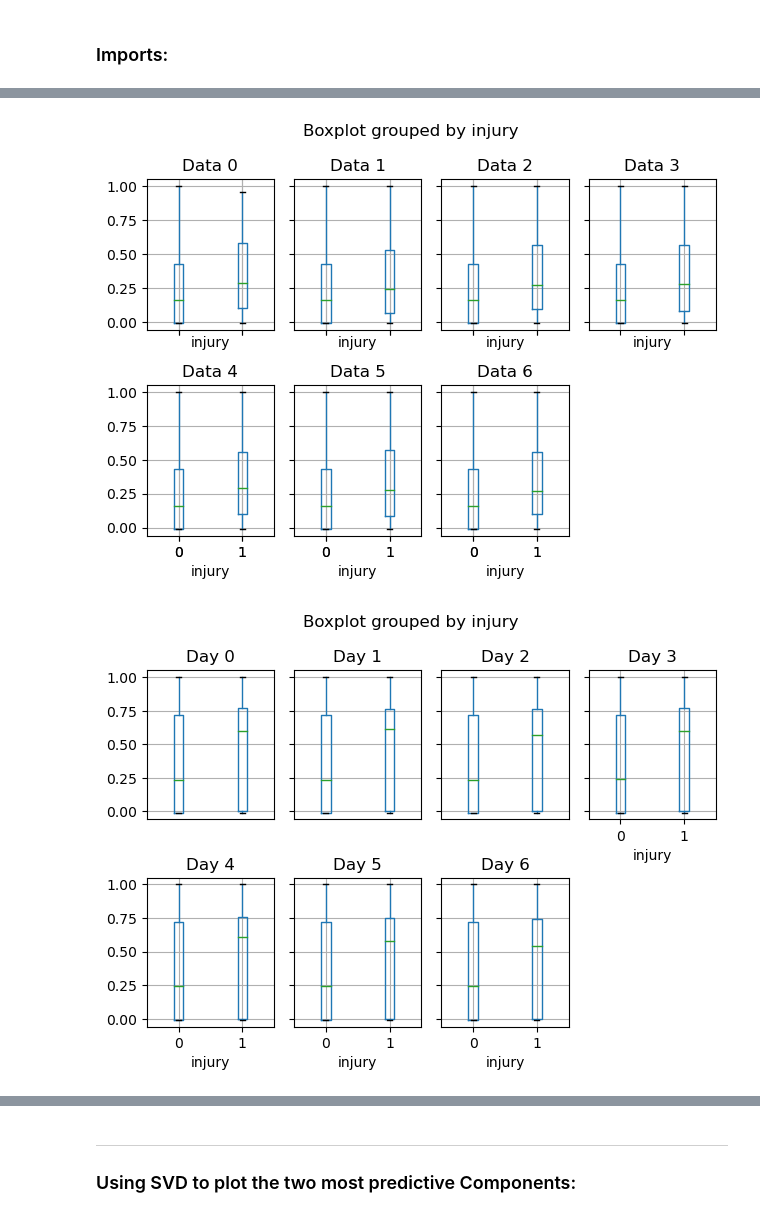
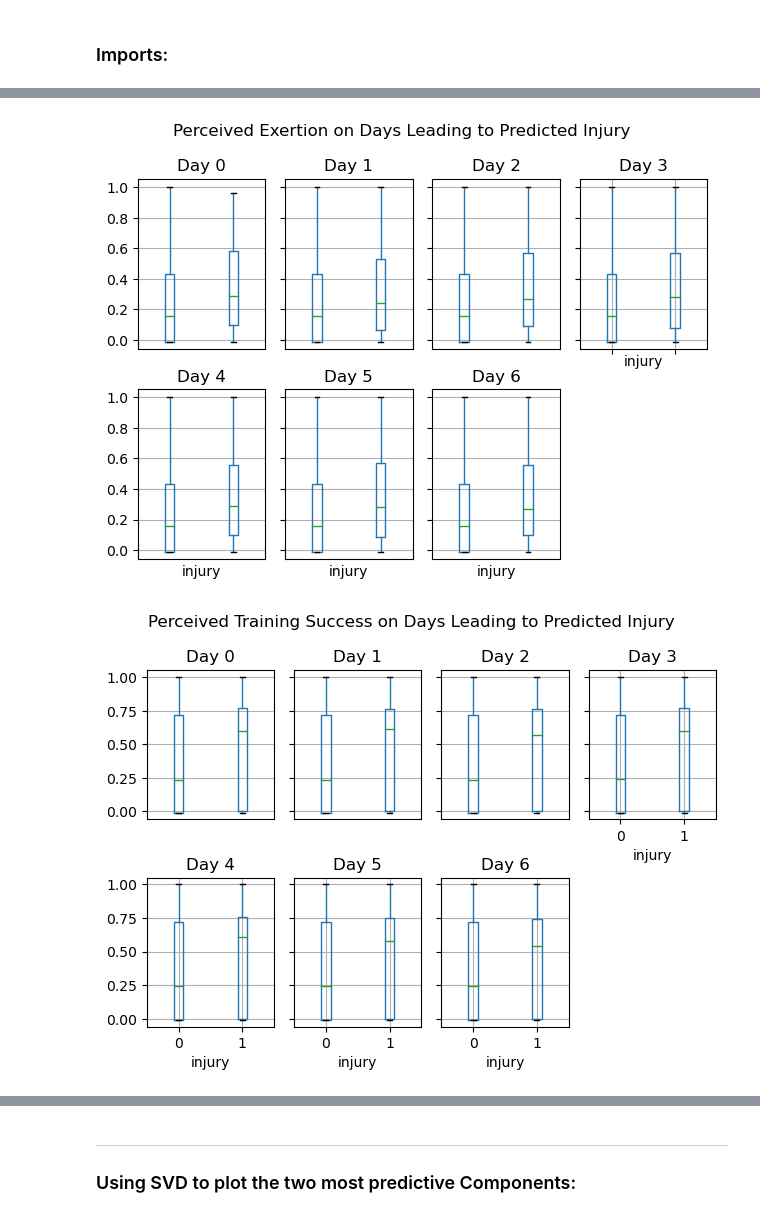
Before and after one commit to ryn8raun248/TrainingTrainers, a Jupyter notebook: final_project_notebook.ipynb, the cells around one changed output, grey strips where cells are left out. Drawn from its saved outputs; the diff is of its cells as text; code cells hidden in the pictures.

```diff
--- a/final_project_notebook.ipynb
+++ b/final_project_notebook.ipynb
@@ -27,6 +27,19 @@ dtype={'nr. sessions': 'category',
 'injury': 'category'})
 day_data.head()
 
+for suffix in ["", ".1", ".2", ".3", ".4", ".5", ".6"]:
+    km_Z3 = 'km Z3-4' + suffix
+    km_Z5 = 'km Z5-T1-T2' + suffix
+    km_sprinting = 'km sprinting' + suffix
+    low_inten = 'km low-intensity' + suffix
+    med_inten = 'km medium-intensity' + suffix
+    hgih_inten = 'km high-intensity' + suffix
+
+    day_data.rename(columns = {km_Z3: low_inten,
+                            km_Z5: med_inten,
+                            km_sprinting: hgih_inten},
+                            inplace = True)
+
 categorical_features = ['nr.sessions','strength training']
 # %%
 day_data.info()
@@ -67,7 +80,7 @@ for suffix in ["", ".1", ".2", ".3", ".4", ".5", ".6"]:
     pvalues[col] = p
 # %%
 for suffix in ["", ".1", ".2", ".3", ".4", ".5", ".6"]:
-    col = "km Z3-4" + suffix
+    col = "km medium-intensity" + suffix
     samples_by_group = []
     for value in set(day_data["injury"]):
         mask = day_data["injury"] == value
@@ -76,7 +89,7 @@ for suffix in ["", ".1", ".2", ".3", ".4", ".5", ".6"]:
     pvalues[col] = p
 # %%
 for suffix in ["", ".1", ".2", ".3", ".4", ".5", ".6"]:
-    col = "km Z5-T1-T2" + suffix
+    col = "km medium-intensity" + suffix
     samples_by_group = []
     for value in set(day_data["injury"]):
         mask = day_data["injury"] == value
@@ -85,7 +98,7 @@ for suffix in ["", ".1", ".2", ".3", ".4", ".5", ".6"]:
     pvalues[col] = p
 # %%
 for suffix in ["", ".1", ".2", ".3", ".4", ".5", ".6"]:
-    col = "km sprinting" + suffix
+    col = "km high-intensity" + suffix
     samples_by_group = []
     for value in set(day_data["injury"]):
         mask = day_data["injury"] == value
@@ -174,16 +192,24 @@ Plotting the most predictive features:
 # %%
 fig, ax = plt.subplots(2, 4, sharex='col', sharey='row')
 i = 0
 for suffix in ["", ".1", ".2", ".3", ".4", ".5", ".6"]:
     col = "perceived exertion" + suffix
     day_data.boxplot(column=col, by='injury', ax=ax.flatten()[i])
-    ax.flatten()[i].title.set_text(f'Data {i}')
+    ax.flatten()[i].title.set_text(f'Day {i}')
+
     i = i + 1
 
 ax[1,3].axis('off')
+ax[0,0].set_xticks([])
+ax[0,1].set_xticks([])
+ax[0,2].set_xticks([])
+ax[0,0].set_xlabel("")
+ax[0,1].set_xlabel("")
+ax[0,2].set_xlabel("")
+plt.suptitle('Perceived Exertion on Days Leading to Predicted Injury')
 plt.tight_layout()
 # %% [output]
-[figure, old version]
+[figure, new version]
 # %%
 fig, ax = plt.subplots(2, 4, sharey='row')
 i = 0
@@ -191,6 +217,7 @@ for suffix in ["", ".1", ".2", ".3", ".4", ".5", ".6"]:
     col = "perceived trainingSuccess" + suffix
     day_data.boxplot(column=col, by='injury', ax=ax.flatten()[i])
     ax.flatten()[i].title.set_text(f'Day {i}')
+
     i = i + 1
 
 ax[1,3].axis('off')
@@ -201,6 +228,7 @@ ax[0,0].set_xlabel("")
 ax[0,1].set_xlabel("")
 ax[0,2].set_xlabel("")
 
+plt.suptitle('Perceived Training Success on Days Leading to Predicted Injury')
 plt.tight_layout()
 # %% [output]
-[figure, old version]
+[figure, new version]
```
Also changed, not shown: parts of 11 cells of this notebook.
